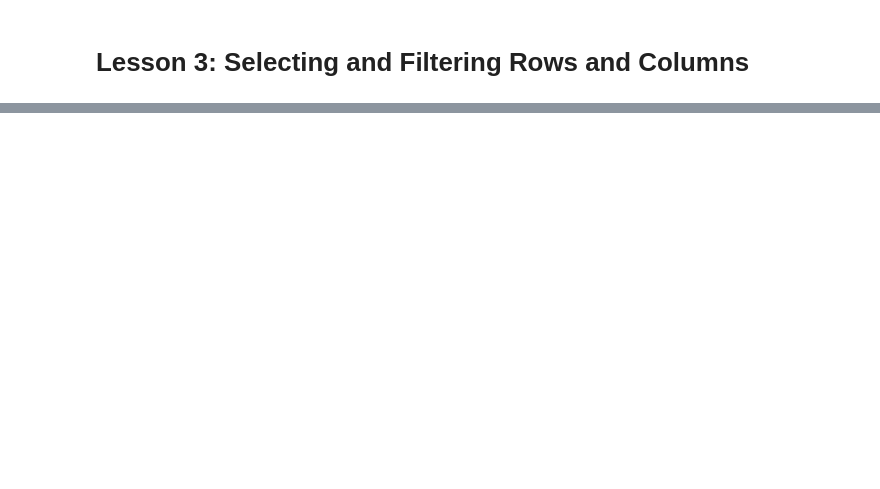
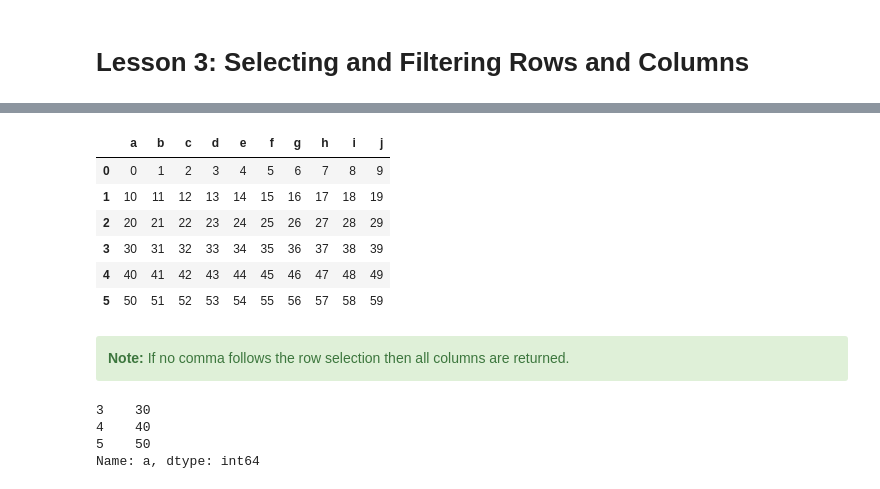
Before and after one commit to Collins331/Precision-Medicine, a Jupyter notebook: Programming Basics/Pandas/pandas_basics.ipynb, the cells around one changed output, grey strips where cells are left out. Cells and saved outputs as stored; diff of their text form; code cells hidden in the pictures; blank space fills up the shorter version.

```diff
--- a/Programming Basics/Pandas/pandas_basics.ipynb
+++ b/Programming Basics/Pandas/pandas_basics.ipynb
@@ -363,0 +409,21 @@ df
+# %%
+data.loc[:5] # selects all rows from the start to index=5 (inclusive)
+# %% [output]
+|  | a | b | c | d | e | f | g | h | i | j |
+| 0 | 0 | 1 | 2 | 3 | 4 | 5 | 6 | 7 | 8 | 9 |
+| 1 | 10 | 11 | 12 | 13 | 14 | 15 | 16 | 17 | 18 | 19 |
+| 2 | 20 | 21 | 22 | 23 | 24 | 25 | 26 | 27 | 28 | 29 |
+| 3 | 30 | 31 | 32 | 33 | 34 | 35 | 36 | 37 | 38 | 39 |
+| 4 | 40 | 41 | 42 | 43 | 44 | 45 | 46 | 47 | 48 | 49 |
+| 5 | 50 | 51 | 52 | 53 | 54 | 55 | 56 | 57 | 58 | 59 |
+# %% [markdown]
+<div class="alert alert-block alert-success">
+<b>Note:</b> If no comma follows the row selection then all columns are returned. </div>
+# %%
+# You can also specify the rows and columns inside the square brackets of `loc`
+data.loc[3:5, 'a']
+# %% [output]
+3    30
+4    40
+5    50
+Name: a, dtype: int64
```
Also changed, not shown: parts of 18 cells of this notebook, 1 other file.
